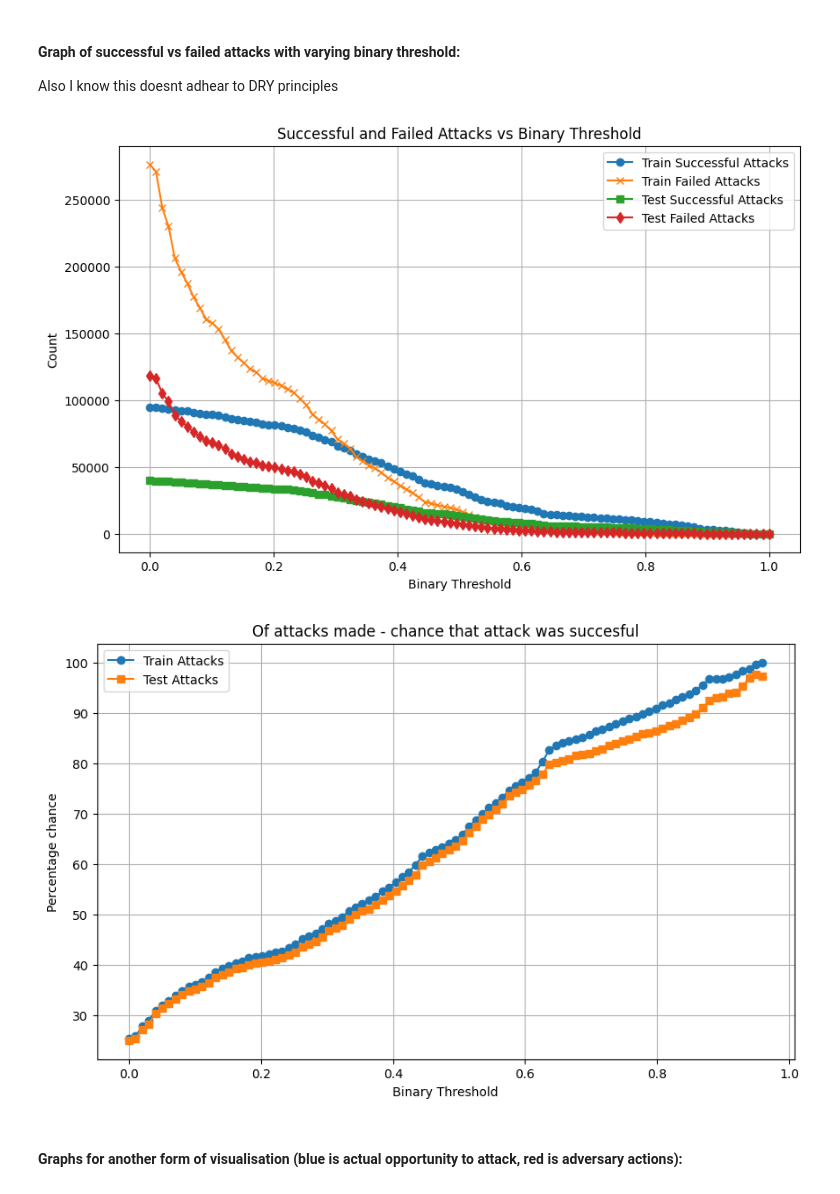
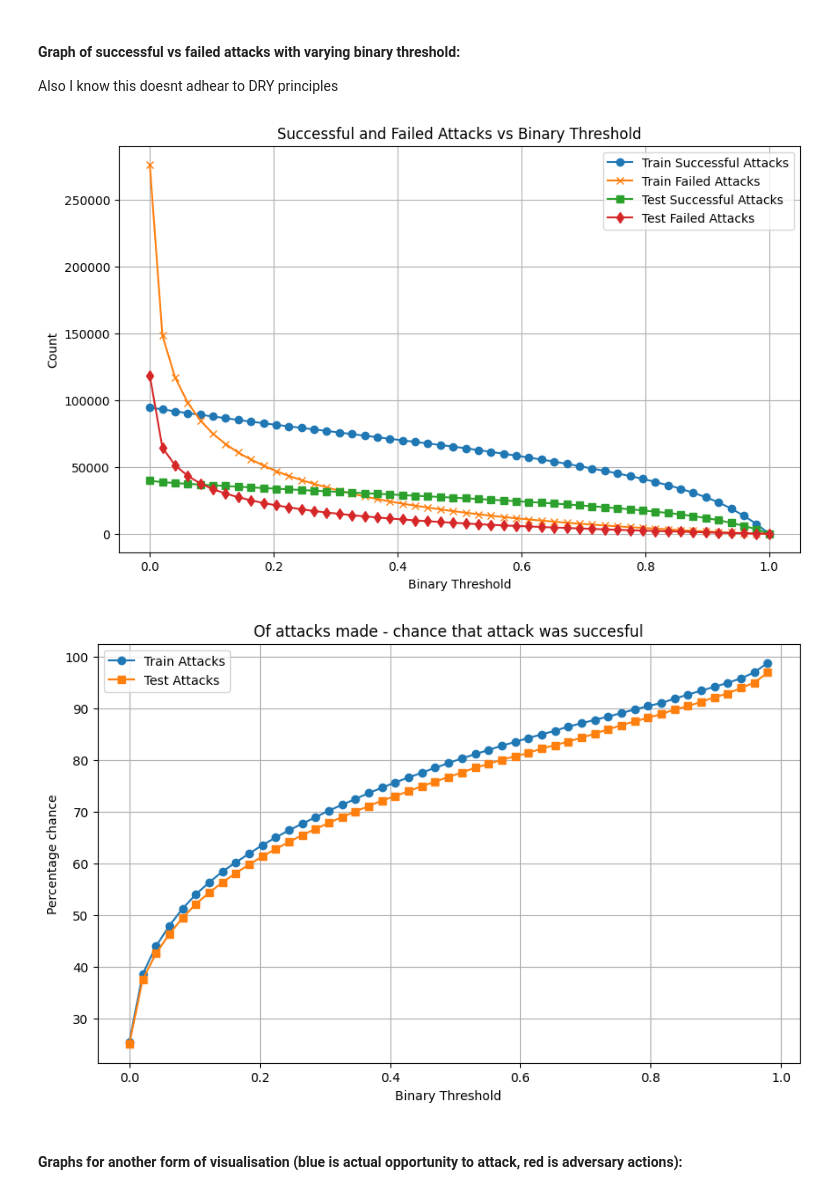
Before and after one commit to jward0/Intelligent-Intruder, a Jupyter notebook: main_with_no_lookbacks.ipynb, the cells around one changed output. Saved outputs shown, nothing was run; the diff lists cells and outputs as text; code cells hidden in the pictures.

Commit message:
removed LSTM layer, using Time distributed layer as it is better

```diff
--- a/main_with_no_lookbacks.ipynb
+++ b/main_with_no_lookbacks.ipynb
@@ -191,7 +194,17 @@ optimizer = tf.keras.optimizers.Adam(learning_rate=0.001)
 
 model = Sequential()
 
-model.add(LSTM(4, input_shape=(node_metrics_train.shape[1], node_metrics_train.shape[-1])))
+# model.add(LSTM(4, input_shape=(node_metrics_train.shape[1], node_metrics_train.shape[-1])))
+
+# model.add(Conv1D(filters=16, kernel_size=3, activation='relu', padding='same'))
+# model.add(Conv1D(filters=4, kernel_size=3, activation='relu', padding='same'))
+
+# Apply TimeDistributed Dense layers to process each timestep of the input
+model.add(TimeDistributed(Dense(units=4, activation='relu'), input_shape=(node_metrics_train.shape[1], node_metrics_train.shape[-1])))
+# model.add(TimeDistributed(Dense(units=4, activation='relu')))
+# model.add(GlobalAveragePooling1D(input_shape=(node_metrics_train.shape[1], node_metrics_train.shape[-1])))
+
+model.add(Flatten())
 
 
 model.add(Dense(25, activation='sigmoid'))
@@ -398,7 +411,7 @@ Also I know this doesnt adhear to DRY principles
 # %%
 import matplotlib.pyplot as plt
 
-thresholds = np.linspace(0,1,100)
+thresholds = np.linspace(0,1,50)
 train_success_list = []
 train_failed_list = []
 test_success_list = []
@@ -444,35 +457,35 @@ for threshold in thresholds:
     test_failed_list.append(test_failed)
     test_total_list.append(test_success/(test_success+test_failed)*100)
 
 
 plt.figure(figsize=(10, 6))
 plt.plot(thresholds, train_success_list, label='Train Successful Attacks', marker='o')
 plt.plot(thresholds, train_failed_list, label='Train Failed Attacks', marker='x')
 plt.plot(thresholds, test_success_list, label='Test Successful Attacks', marker='s')
 plt.plot(thresholds, test_failed_list, label='Test Failed Attacks', marker='d')
 
 plt.title('Successful and Failed Attacks vs Binary Threshold')
 plt.xlabel('Binary Threshold')
 plt.ylabel('Count')
 plt.legend()
 plt.grid(True)
 # plt.savefig("decay_learning_rate_0.001_success_fail.png")
 
 
 plt.figure(figsize=(10, 6))
 plt.plot(thresholds, train_total_list, label='Train Attacks', marker='o')
 plt.plot(thresholds, test_total_list, label='Test Attacks', marker='s')
 
 plt.title('Of attacks made - chance that attack was succesful')
 plt.xlabel('Binary Threshold')
 plt.ylabel('Percentage chance')
 plt.legend()
 plt.grid(True)
 # plt.savefig("decay_learning_rate_0.001_%_chance.png")
 plt.show()
 # %% [output]
-[figure, old version]
+[figure, new version]
-[figure, old version]
+[figure, new version]
 # %% [markdown]
 #### Graphs for another form of visualisation (blue is actual opportunity to attack, red is adversary actions):
 # %%
```
Also changed, not shown: parts of 8 cells of this notebook, 6 other files.
